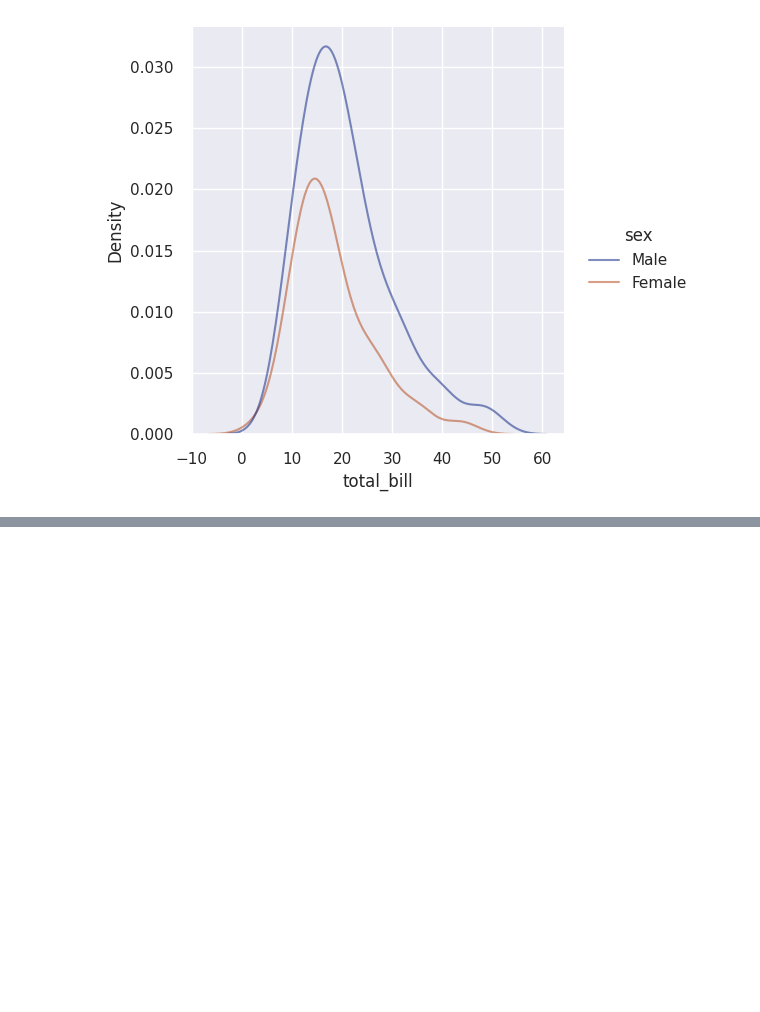
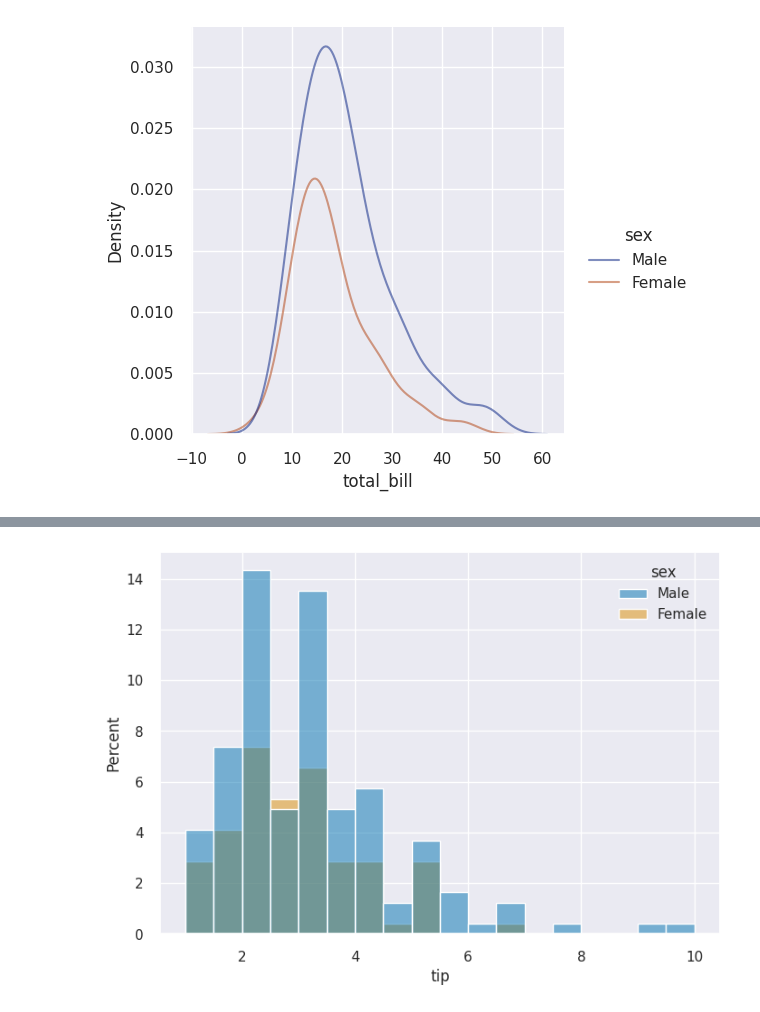
Before and after one commit to M-Alejo/matplot_seaborn, a Jupyter notebook: visualizacion.ipynb, the cells around one changed output, grey strips where cells are left out. Drawn from its saved outputs; the diff is of its cells as text; code cells hidden in the pictures; blank space fills up the shorter version.

```diff
--- a/visualizacion.ipynb
+++ b/visualizacion.ipynb
@@ -676,0 +753,14 @@ plt.show()
+# %%
+# grafico de histograma
+sns.histplot(
+    data=propinas, #conjunto de datos
+    x='tip', # valores a graficar
+    bins='auto', # numero de agrupaciones se puede poner un numero o un metodo: 'auto', 'fd', 'doane', 'scott', 'stone', 'rice', 'sturges', or 'sqrt'
+    hue='sex', # campo de agrupamiento
+    stat='percent' # opciones: count, frequency, probability o proportion, percent, density
+)
+
+# mostrar grafica
+plt.show()
+# %% [output]
+[figure, added]
```
Also changed, not shown: parts of 21 cells of this notebook.
